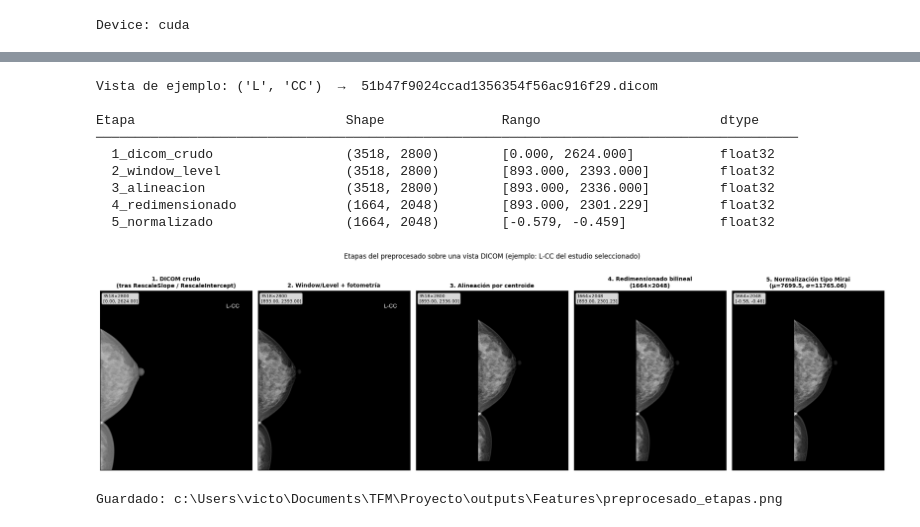
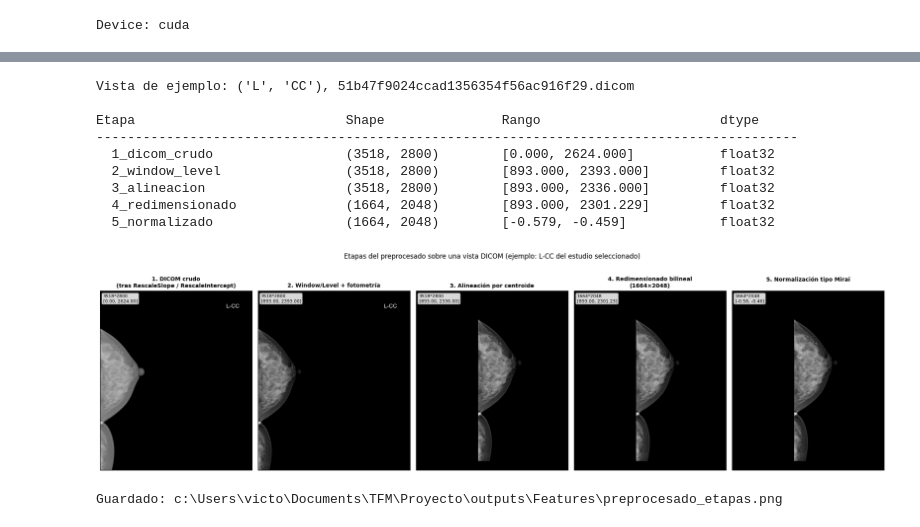
Before and after one commit to vicrdgz/Clasificacion-BIRADS-mamografia-cribado-asymmirai, a Jupyter notebook: notebooks/02_extraccion_un_estudio.ipynb, the cells around one changed output, grey strips where cells are left out. Saved outputs shown, nothing was run; the diff lists cells and outputs as text; code cells hidden in the pictures.

Commit message:
Fixed typos in NB00, updated notebook 02 information and cleaned cells

```diff
--- a/notebooks/02_extraccion_un_estudio.ipynb
+++ b/notebooks/02_extraccion_un_estudio.ipynb
@@ -21,14 +26,11 @@ import torch
 import cv2
 import pydicom
 
-# Raíz del proyecto: por defecto, la carpeta padre de notebooks/.
-# Sobrescribible con la variable de entorno TFM_PROJECT_ROOT.
-BASE      = os.environ.get('TFM_PROJECT_ROOT',
-                           os.path.abspath(os.path.join(os.getcwd(), '..')))
+BASE = os.environ.get('TFM_PROJECT_ROOT', os.path.abspath(os.path.join(os.getcwd(), '..')))
 ASYMMIRAI = os.path.join(BASE, 'AsymMirai')
-DATA      = os.path.join(BASE, 'Data', 'vindr-mammo')
-WEIGHTS   = os.path.join(ASYMMIRAI, 'snapshots', 'trained_asymmirai.pt')
-IMG_DIR   = os.path.join(DATA, 'images')
+DATA = os.path.join(BASE, 'Data', 'vindr-mammo')
+WEIGHTS = os.path.join(ASYMMIRAI, 'snapshots', 'trained_asymmirai.pt')
+IMG_DIR = os.path.join(DATA, 'images')
 BREAST_CSV = os.path.join(DATA, 'breast-level_annotations.csv')
 
 sys.path.insert(0, ASYMMIRAI)
@@ -139,7 +137,8 @@ Agregamos al **nivel estudio** con el max BI-RADS de las 4 vistas: si cualquier
 El parser del BI-RADS convierte el formato string (`'BI-RADS 4'`) a entero (`4`).
 # %%
 df = pd.read_csv(BREAST_CSV)
-print(f'Filas: {len(df):,}   Columnas: {df.columns.tolist()}')
+print(f'Filas: {len(df):,}')
+print(f'Columnas: {df.columns.tolist()}')
 
 def parse_birads(v):
     if isinstance(v, str):
@@ -150,10 +149,8 @@ def parse_birads(v):
 
 df['birads_int'] = df['breast_birads'].apply(parse_birads)
 
-study_agg = df.groupby('study_id').agg(
-    max_birads = ('birads_int', 'max'),
-    split      = ('split', 'first'),
-).reset_index()
+study_agg = df.groupby('study_id').agg( max_birads = ('birads_int', 'max'), split = ('split', 'first')).reset_index()
+
 study_agg['y_estudio'] = (study_agg['max_birads'] >= 4).astype(int)
 
 print(f'\nEstudios totales: {len(study_agg)}')
@@ -348,9 +346,6 @@ Las cinco etapas visualizadas son:
 # %%
-# ─────────────────────────────────────────────────────────────────────
-# Función instrumentada: captura la imagen en cada etapa del preprocesado.
-# Reproduce exactamente el flujo de preprocess_view (sección 2) pero
-# devuelve un dict con la imagen intermedia en cada paso.
-# ─────────────────────────────────────────────────────────────────────
+import matplotlib.pyplot as plt
+
 def preprocess_view_with_stages(dcm_path):
     ds = pydicom.dcmread(dcm_path)
     stages = {}
@@ -360,7 +355,7 @@ def preprocess_view_with_stages(dcm_path):
     pixels = pixels * float(getattr(ds, 'RescaleSlope', 1)) + float(getattr(ds, 'RescaleIntercept', 0))
     stages['1_dicom_crudo'] = pixels.copy()
 
-    # 2) Window/Level (si disponible) + fotometría
+    # 2) Window/Level + fotometría
     if hasattr(ds, 'WindowCenter') and hasattr(ds, 'WindowWidth'):
         wc = float(ds.WindowCenter[0]) if hasattr(ds.WindowCenter, '__iter__') else float(ds.WindowCenter)
         ww = float(ds.WindowWidth[0])  if hasattr(ds.WindowWidth,  '__iter__') else float(ds.WindowWidth)
@@ -370,12 +365,6 @@ def preprocess_view_with_stages(dcm_path):
     stages['2_window_level'] = pixels.copy()
 
     # 3) Alineación por centroide
-    # Para visualización usamos una variante local con borderValue = valor de fondo
-    # (mínimo tras W/L) en lugar del 0 hardcodeado en align_by_centroid. Esto evita
-    # un artefacto visual del autoescalado de imshow: si el fondo tras W/L es 893
-    # y warpAffine introduce nuevas zonas a 0, imshow reescala y el fondo original
-    # pasa de verse negro a verse gris, generando un "recuadro gris fantasma" en
-    # las etapas 3, 4 y 5. Con borderValue = min(pixels) el fondo queda uniforme.
     _bg = float(pixels.min())
     _h, _w = pixels.shape
     _mask = (pixels > pixels.mean()).astype(np.uint8)
@@ -396,66 +385,54 @@ def preprocess_view_with_stages(dcm_path):
 
     return stages
 
-
-# ─────────────────────────────────────────────────────────────────────
-# Aplicar sobre la vista L-CC del estudio ya seleccionado en la sección 4
-# ─────────────────────────────────────────────────────────────────────
 _vista_ejemplo = ('L', 'CC')
 _dcm_path_ejemplo = vistas[_vista_ejemplo]
-print(f'Vista de ejemplo: {_vista_ejemplo}  →  {os.path.basename(_dcm_path_ejemplo)}')
+print(f'Vista de ejemplo: {_vista_ejemplo}, {os.path.basename(_dcm_path_ejemplo)}')
 
 _stages = preprocess_view_with_stages(_dcm_path_ejemplo)
 
-# Resumen tabular
+# Resumen
 print(f'\n{"Etapa":<32}{"Shape":<20}{"Rango":<28}{"dtype"}')
-print('─' * 90)
+print('-' * 90)
 for name, img in _stages.items():
     r = f'[{img.min():.3f}, {img.max():.3f}]'
     print(f'  {name:<30}{str(img.shape):<20}{r:<28}{img.dtype}')
 
-# ─────────────────────────────────────────────────────────────────────
-# Figura 1×5 mostrando la imagen en cada etapa
-# ─────────────────────────────────────────────────────────────────────
-import matplotlib.pyplot as plt
-
 _titles = {
-    '1_dicom_crudo':     '1. DICOM crudo\n(tras RescaleSlope / RescaleIntercept)',
-    '2_window_level':    '2. Window/Level + fotometría',
-    '3_alineacion':      '3. Alineación por centroide',
-    '4_redimensionado':  f'4. Redimensionado bilineal\n({TARGET_H}×{TARGET_W})',
-    '5_normalizado':     '5. Normalización tipo Mirai\n(μ=7699.5, σ=11765.06)',
+    '1_dicom_crudo': '1. DICOM crudo\n(tras RescaleSlope / RescaleIntercept)',
+    '2_window_level': '2. Window/Level + fotometría',
+    '3_alineacion': '3. Alineación por centroide',
+    '4_redimensionado': f'4. Redimensionado bilineal\n({TARGET_H}×{TARGET_W})',
+    '5_normalizado': '5. Normalización tipo Mirai\n',
 }
 
 fig, axes = plt.subplots(1, 5, figsize=(20, 5.5))
 for ax, (key, img) in zip(axes, _stages.items()):
     ax.imshow(img, cmap='gray', aspect='auto')
     ax.set_title(_titles[key], fontsize=10, fontweight='bold')
     ax.set_xticks([]); ax.set_yticks([])
-    _txt = f'{img.shape[0]}×{img.shape[1]}\n[{img.min():.2f}, {img.max():.2f}]'
-    ax.text(0.02, 0.98, _txt, transform=ax.transAxes,
-            fontsize=8, va='top', ha='left',
-            bbox=dict(boxstyle='round,pad=0.3', facecolor='white', alpha=0.85, edgecolor='gray'))
+    _txt = f'{img.shape[0]}*{img.shape[1]}\n[{img.min():.2f}, {img.max():.2f}]'
+    ax.text(0.02, 0.98, _txt, transform=ax.transAxes, fontsize=8, va='top', ha='left', bbox=dict(boxstyle='round,pad=0.3', facecolor='white', alpha=0.85, edgecolor='gray'))
 
-fig.suptitle(f'Etapas del preprocesado sobre una vista DICOM (ejemplo: {_vista_ejemplo[0]}-{_vista_ejemplo[1]} del estudio seleccionado)',
-             fontsize=12, y=1.02)
+fig.suptitle(f'Etapas del preprocesado sobre una vista DICOM (ejemplo: {_vista_ejemplo[0]}-{_vista_ejemplo[1]} del estudio seleccionado)', fontsize=12, y=1.02)
 plt.tight_layout()
 
-# Guardar en BASE/outputs/Features/ (mismo dir que el resto de artefactos)
+# Guardar
 _features_dir = os.path.join(BASE, 'outputs', 'Features')
 os.makedirs(_features_dir, exist_ok=True)
 _out_path = os.path.join(_features_dir, 'preprocesado_etapas.png')
 plt.savefig(_out_path, dpi=140, bbox_inches='tight')
 plt.show()
 print(f'\nGuardado: {_out_path}')
 # %% [output]
-Vista de ejemplo: ('L', 'CC')  →  51b47f9024ccad1356354f56ac916f29.dicom
+Vista de ejemplo: ('L', 'CC'), 51b47f9024ccad1356354f56ac916f29.dicom
 
 Etapa                           Shape               Rango                       dtype
-──────────────────────────────────────────────────────────────────────────────────────────
+------------------------------------------------------------------------------------------
   1_dicom_crudo                 (3518, 2800)        [0.000, 2624.000]           float32
   2_window_level                (3518, 2800)        [893.000, 2393.000]         float32
   3_alineacion                  (3518, 2800)        [893.000, 2336.000]         float32
   4_redimensionado              (1664, 2048)        [893.000, 2301.229]         float32
   5_normalizado                 (1664, 2048)        [-0.579, -0.459]            float32
-[figure, old version]
+[figure, new version]
 Guardado: c:\Users\victo\Documents\TFM\Proyecto\outputs\Features\preprocesado_etapas.png
```
Also changed, not shown: parts of 21 cells of this notebook, 1 other file.
